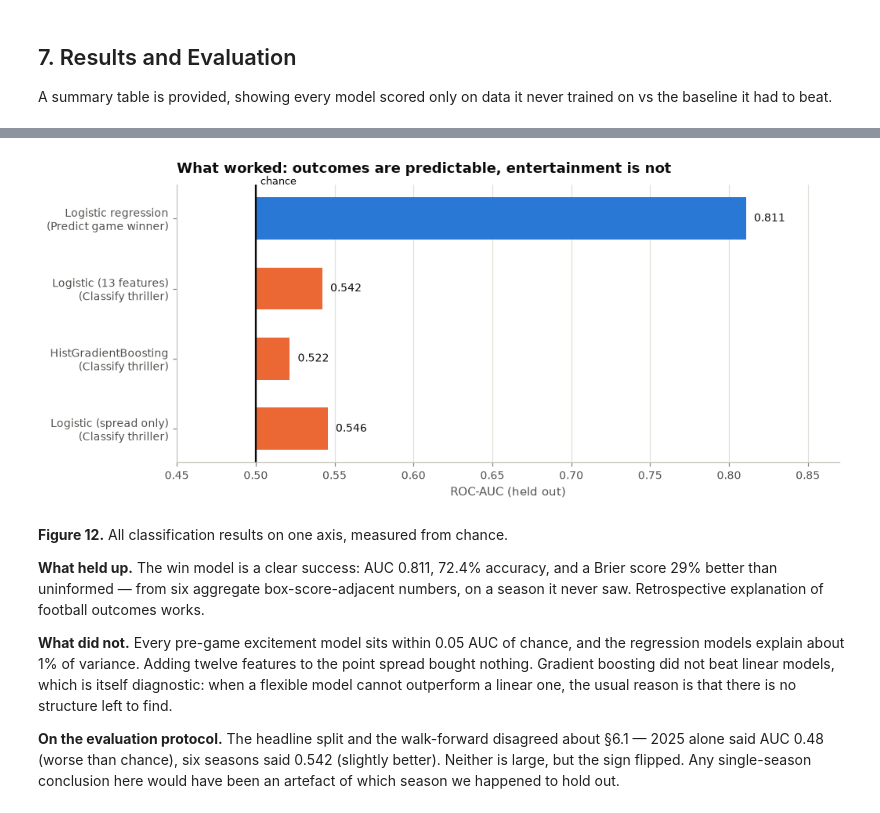
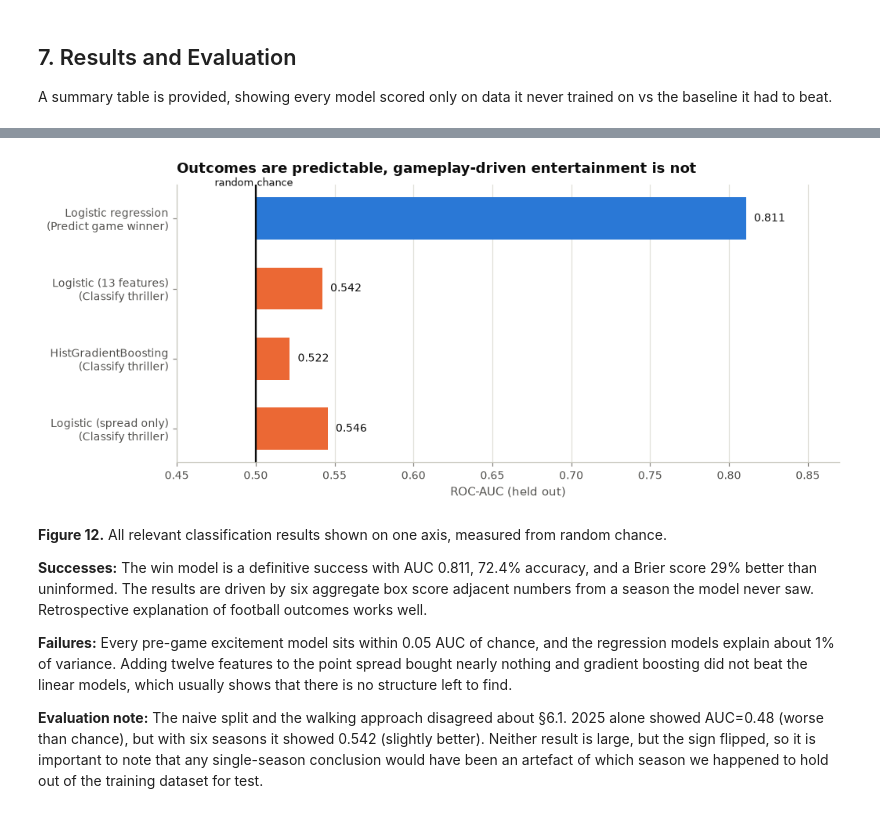
Before and after one commit to ty-pacchione/dsci521-nfl-excitement-grid, a Jupyter notebook: DSCI_521_Group3_Final.ipynb, the cells around one changed output, grey strips where cells are left out. Drawn from its saved outputs; the diff is of its cells as text; code cells hidden in the pictures.

```diff
--- a/DSCI_521_Group3_Final.ipynb
+++ b/DSCI_521_Group3_Final.ipynb
@@ -1252,41 +1268,32 @@ print(results.to_string(index=False, float_format=lambda v: f"{v:.3f}"))
 # %%
 fig, ax = plt.subplots(figsize=(9.5, 4.2))
 auc_rows = results[results.Metric == "ROC-AUC"].copy()
 labels = [f"{r.Model}\n({r.Task.split(' pre-game')[0].split('(')[0].strip()})"
           for _, r in auc_rows.iterrows()]
 y = np.arange(len(auc_rows))
 ax.barh(y, auc_rows.Score - 0.5, left=0.5,
         color=[BLUE if v > 0.55 else ORANGE for v in auc_rows.Score], height=0.6)
 ax.axvline(0.5, color=INK, linewidth=1.5)
 ax.set_yticks(y); ax.set_yticklabels(labels, fontsize=9)
 ax.set_xlim(0.45, 0.87)
 ax.set_xlabel("ROC-AUC (held out)")
 for i, v in enumerate(auc_rows.Score):
     ax.text(v + 0.005, i, f"{v:.3f}", va="center", fontsize=9, color=INK)
 ax.invert_yaxis()
-# After the flip, -0.45 is just above the topmost bar -- clear of the x tick labels.
-ax.text(0.503, -0.45, "chance", fontsize=8.5, color=INK, va="bottom")
-ax.set_title("What worked: outcomes are predictable, entertainment is not")
+ax.text(0.474, -0.43, "random chance", fontsize=8.5, color=INK, va="bottom") # mark chance
+ax.set_title("Outcomes are predictable, gameplay-driven entertainment is not")
 tidy(ax, "x")
 plt.tight_layout()
 plt.show()
 # %% [output]
-[figure, old version]
+[figure, new version]
 # %% [markdown]
-**Figure 12.** All classification results on one axis, measured from chance.
+**Figure 12.** All relevant classification results shown on one axis, measured from random chance.
 
-**What held up.** The win model is a clear success: AUC 0.811, 72.4% accuracy, and a Brier score
-29% better than uninformed — from six aggregate box-score-adjacent numbers, on a season it never
-saw. Retrospective explanation of football outcomes works.
+**Successes:** The win model is a definitive success with AUC 0.811, 72.4% accuracy, and a Brier score 29% better than uninformed. The results are driven by six aggregate box score adjacent numbers from a season the model never saw. Retrospective explanation of football outcomes works well.
 
-**What did not.** Every pre-game excitement model sits within 0.05 AUC of chance, and the
-regression models explain about 1% of variance. Adding twelve features to the point spread
-bought nothing. Gradient boosting did not beat linear models, which is itself diagnostic: when a
-flexible model cannot outperform a linear one, the usual reason is that there is no structure
-left to find.
+**Failures:** Every pre-game excitement model sits within 0.05 AUC of chance, and the regression models explain about 1% of variance. Adding twelve features to the point spread
+bought nearly nothing and gradient boosting did not beat the linear models, which usually shows that there is no structure left to find.
 
-**On the evaluation protocol.** The headline split and the walk-forward disagreed about §6.1 —
-2025 alone said AUC 0.48 (worse than chance), six seasons said 0.542 (slightly better). Neither
-is large, but the sign flipped. Any single-season conclusion here would have been an artefact of
-which season we happened to hold out.
+**Evaluation note:** The naive split and the walking approach disagreed about §6.1. 2025 alone showed AUC=0.48 (worse than chance), but with six seasons it showed 0.542 (slightly better). Neither result is large, but the sign flipped, so it is important to note that any single-season conclusion would have been an artefact of which season we happened to hold out of the training dataset for test.
 # %% [markdown]
```
Also changed, not shown: parts of 9 cells of this notebook, 1 other file.
